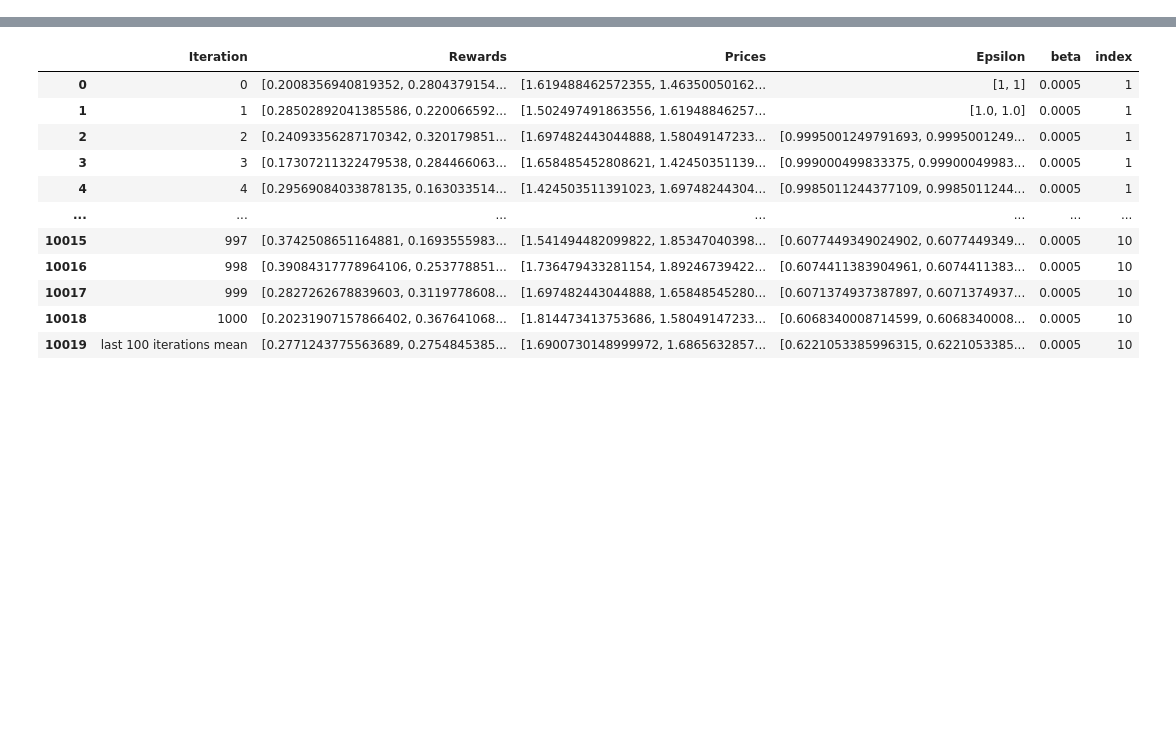
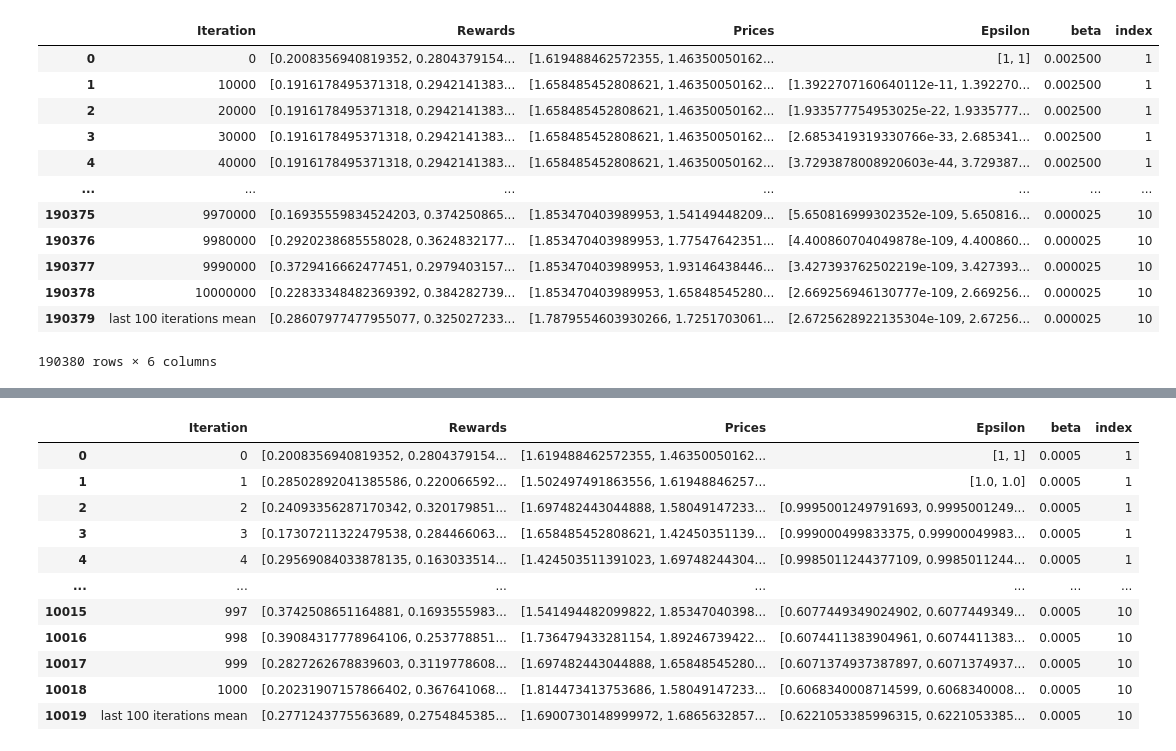
Before and after one commit to Suzie14/RLandPricing, a Jupyter notebook: notebooks/parallel_computing_tests.ipynb, the cells around one changed output, grey strips where cells are left out. Cells and saved outputs as stored; diff of their text form; code cells hidden in the pictures; blank space fills up the shorter version.

```diff
--- a/notebooks/parallel_computing_tests.ipynb
+++ b/notebooks/parallel_computing_tests.ipynb
@@ -4,0 +3,36 @@ import pickle
+# %%
+import os
+import pickle
+
+folder_path = "../data/data"
+
+# Get a list of all files in the folder
+pickle_files = [file for file in os.listdir(folder_path) if file.endswith('.pkl')]
+
+# Loop through the list of pickle files and load them
+loaded_pickles = []
+for file_name in pickle_files:
+    file_path = os.path.join(folder_path, file_name)
+    with open(file_path, 'rb') as file:
+        loaded_pickle = pickle.load(file)
+        loaded_pickles.append(loaded_pickle)
+
+# Now, loaded_pickles contains all the pickles from the folder
+# %%
+concatenated_df = pd.concat(loaded_pickles, ignore_index=True)
+# %%
+concatenated_df
+# %% [output]
+|  | Iteration | Rewards | Prices | Epsilon | beta | index |
+| 0 | 0 | [0.2008356940819352, 0.2804379154... | [1.619488462572355, 1.46350050162... | [1, 1] | 0.002500 | 1 |
+| 1 | 10000 | [0.1916178495371318, 0.2942141383... | [1.658485452808621, 1.46350050162... | [1.3922707160640112e-11, 1.392270... | 0.002500 | 1 |
+| 2 | 20000 | [0.1916178495371318, 0.2942141383... | [1.658485452808621, 1.46350050162... | [1.933577754953025e-22, 1.9335777... | 0.002500 | 1 |
+| 3 | 30000 | [0.1916178495371318, 0.2942141383... | [1.658485452808621, 1.46350050162... | [2.6853419319330766e-33, 2.685341... | 0.002500 | 1 |
+| 4 | 40000 | [0.1916178495371318, 0.2942141383... | [1.658485452808621, 1.46350050162... | [3.7293878008920603e-44, 3.729387... | 0.002500 | 1 |
+| ... | ... | ... | ... | ... | ... | ... |
+| 190375 | 9970000 | [0.16935559834524203, 0.374250865... | [1.853470403989953, 1.54149448209... | [5.650816999302352e-109, 5.650816... | 0.000025 | 10 |
+| 190376 | 9980000 | [0.2920238685558028, 0.3624832177... | [1.853470403989953, 1.77547642351... | [4.400860704049878e-109, 4.400860... | 0.000025 | 10 |
+| 190377 | 9990000 | [0.3729416662477451, 0.2979403157... | [1.853470403989953, 1.93146438446... | [3.427393762502219e-109, 3.427393... | 0.000025 | 10 |
+| 190378 | 10000000 | [0.22833348482369392, 0.384282739... | [1.853470403989953, 1.65848545280... | [2.669256946130777e-109, 2.669256... | 0.000025 | 10 |
+| 190379 | last 100 iterations mean | [0.28607977477955077, 0.325027233... | [1.7879554603930266, 1.7251703061... | [2.6725628922135304e-109, 2.67256... | 0.000025 | 10 |
+190380 rows × 6 columns
```
Also changed, not shown: parts of 7 cells of this notebook, 2 other files.
